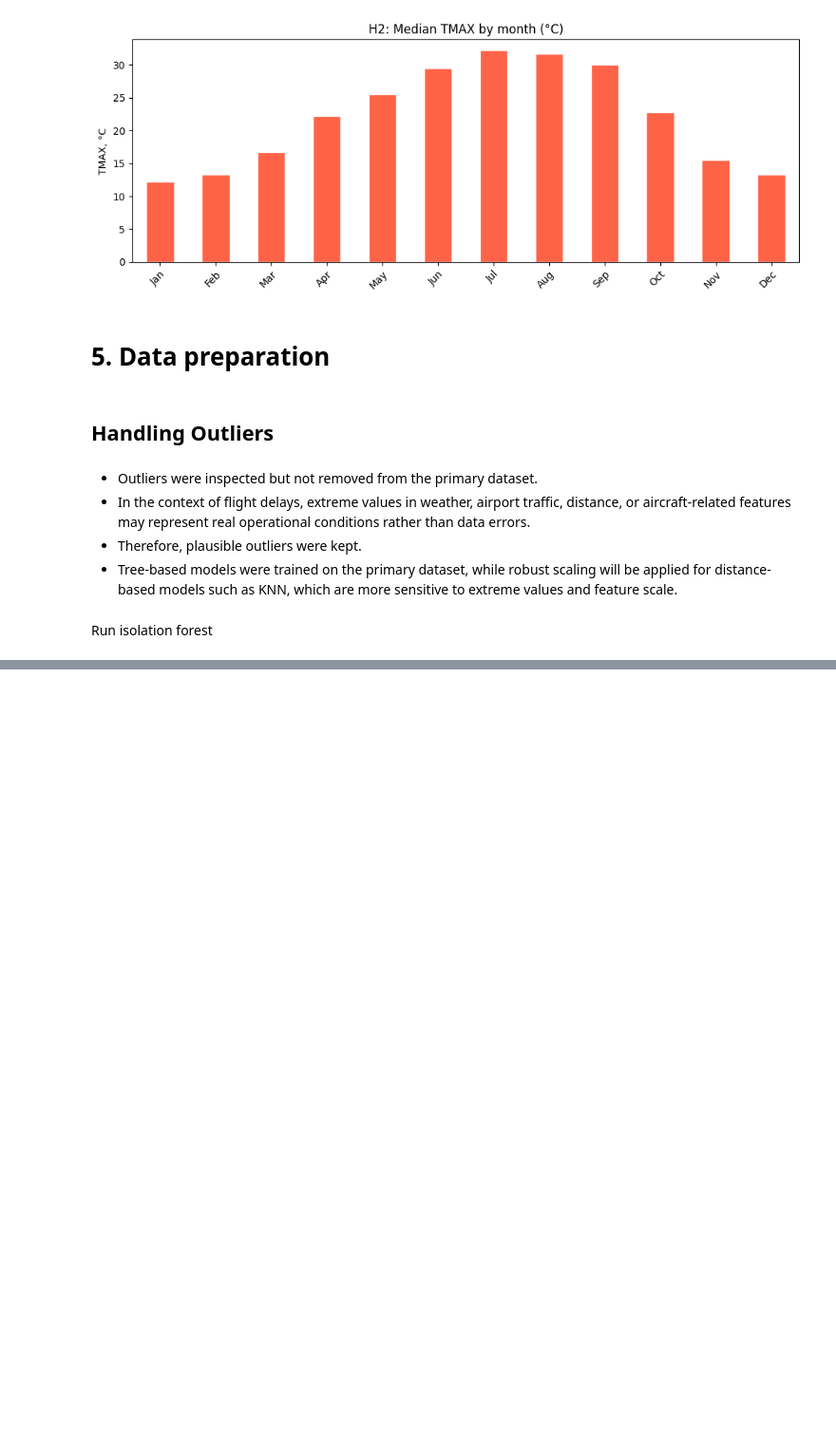
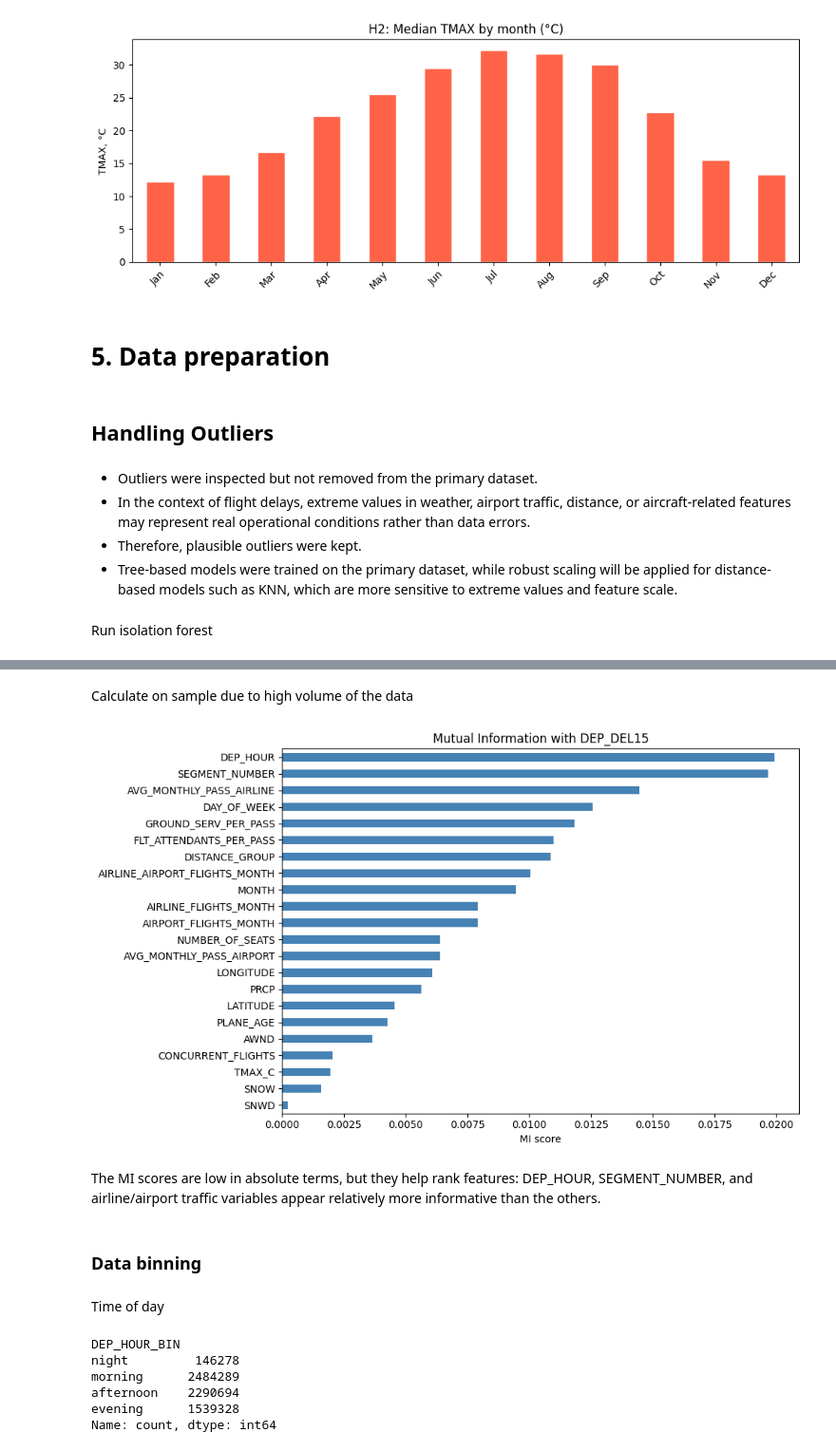
Before and after one commit to AlinaYakubova/ml-flight-felay-prediction, a Jupyter notebook: flight_delay_prediction.ipynb, the cells around one changed output, grey strips where cells are left out. Shown at 95% size. Drawn from its saved outputs; the diff is of its cells as text; code cells hidden in the pictures; blank space fills up the shorter version.

```diff
--- a/flight_delay_prediction.ipynb
+++ b/flight_delay_prediction.ipynb
@@ -677,0 +716,29 @@ df_outliers_scaled[SCALE_COLS].describe().loc[["min", "25%", "50%", "75%", "max"
+# %%
+num_cols = [c for c in df.select_dtypes(include="number").columns if c != "DEP_DEL15"]
+# %% [markdown]
+Calculate on sample due to high volume of the data
+# %%
+sample = df.sample(n=500_000, random_state=42)
+# %%
+mi_scores = mutual_info_classif(sample[num_cols], sample["DEP_DEL15"], random_state=42)
+# %%
+mi = (
+    pd.Series(mi_scores, index=num_cols)
+    .sort_values(ascending=False)
+)
+# %%
+fig, ax = plt.subplots(figsize=(10, 6))
+mi.plot(kind="barh", ax=ax, color="steelblue")
+ax.set_title("Mutual Information with DEP_DEL15")
+ax.set_xlabel("MI score")
+ax.invert_yaxis()
+plt.tight_layout()
+plt.show()
+# %% [output]
+[figure, added]
+# %% [markdown]
+ The MI scores are low in absolute terms, but they help rank features: DEP_HOUR, SEGMENT_NUMBER, and airline/airport traffic variables appear relatively more informative than the others.
+# %% [markdown]
+### Data binning
+# %% [markdown]
+Time of day
@@ -677,0 +751,9 @@ df_outliers_scaled[SCALE_COLS].describe().loc[["min", "25%", "50%", "75%", "max"
+# %%
+df["DEP_HOUR_BIN"].value_counts().sort_index()
+# %% [output]
+DEP_HOUR_BIN
+night         146278
+morning      2484289
+afternoon    2290694
+evening      1539328
+Name: count, dtype: int64
```
Also changed, not shown: parts of 34 cells of this notebook.
